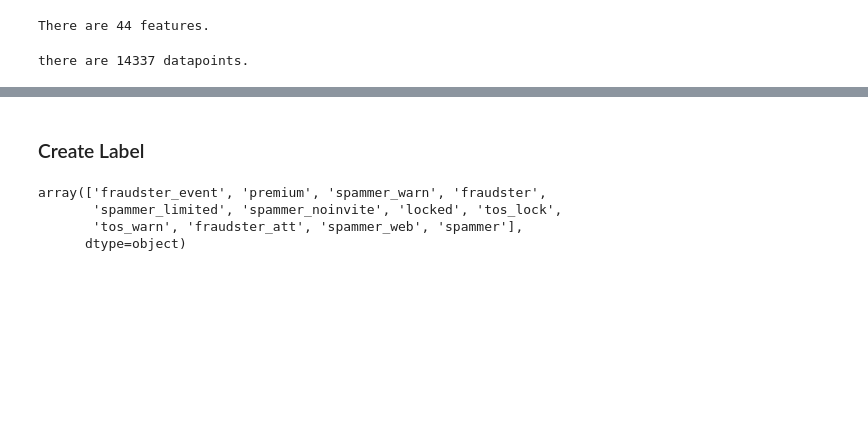
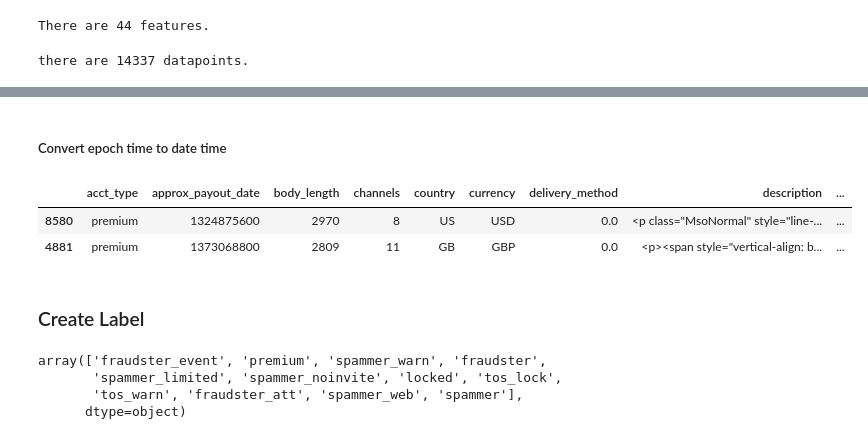
Before and after one commit to david-yang2/who_is_the_fraud, a Jupyter notebook: EDA.ipynb, the cells around one changed output, grey strips where cells are left out. Saved outputs shown, nothing was run; the diff lists cells and outputs as text; code cells hidden in the pictures; blank space fills up the shorter version.

```diff
--- a/EDA.ipynb
+++ b/EDA.ipynb
@@ -30,0 +143,2 @@ there are 14337 datapoints.
+# %% [markdown]
+##### Convert epoch time to date time
@@ -31,3 +153,9 @@ there are 14337 datapoints.
+# %%
+data.sample(2)
+# %% [output]
+|  | acct_type | approx_payout_date | body_length | channels | country | currency | delivery_method | description | ... |
+| 8580 | premium | 1324875600 | 2970 | 8 | US | USD | 0.0 | <p class="MsoNormal" style="line-... | ... |
+| 4881 | premium | 1373068800 | 2809 | 11 | GB | GBP | 0.0 | <p><span style="vertical-align: b... | ... |
 # %% [markdown]
 ### Create Label
 # %%
```
Also changed, not shown: parts of 36 cells of this notebook.
